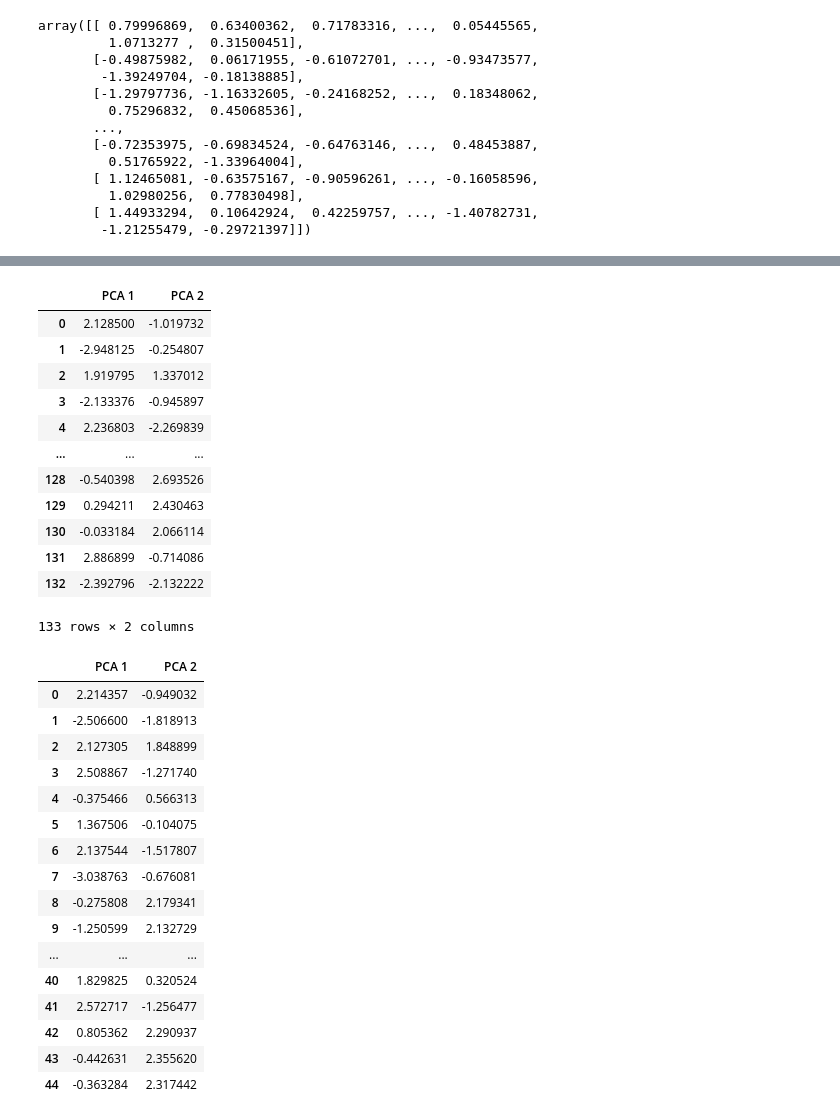
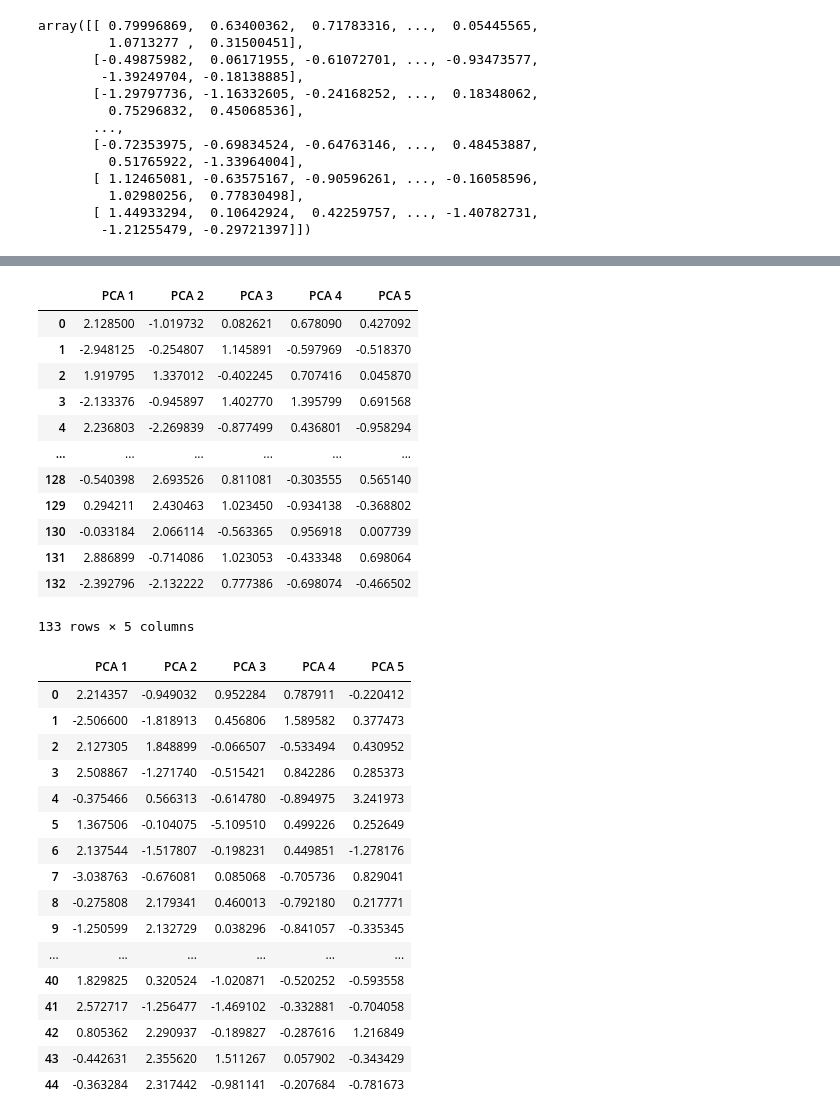
Before and after one commit to Immanuel688/Advanced_MachineLearning, a Jupyter notebook: PCA/PCA- FUNCTION.ipynb, the cells around one changed output, grey strips where cells are left out. Drawn from its saved outputs; the diff is of its cells as text; code cells hidden in the pictures.

```diff
--- a/PCA/PCA- FUNCTION.ipynb
+++ b/PCA/PCA- FUNCTION.ipynb
@@ -161,7 +161,7 @@ array([[ 0.79996869,  0.63400362,  0.71783316, ...,  0.05445565,
 # %%
 def PCA(X_train,X_test):
     from sklearn.decomposition import PCA
-    pca = PCA(n_components = 2)
+    pca = PCA(n_components = 5)
     X_train = pca.fit_transform(X_train)
     X_test = pca.transform(X_test)
     explained_variance = pca.explained_variance_ratio_
@@ -171,40 +214,40 @@ X_train,X_test, explained_variance=PCA(X_train,X_test)
 # %%
-pd.DataFrame(X_train, columns=['PCA 1','PCA 2'])
+pd.DataFrame(X_train, columns=['PCA 1','PCA 2','PCA 3','PCA 4','PCA 5'])
 # %% [output]
-|  | PCA 1 | PCA 2 |
-| 0 | 2.128500 | -1.019732 |
-| 1 | -2.948125 | -0.254807 |
-| 2 | 1.919795 | 1.337012 |
-| 3 | -2.133376 | -0.945897 |
-| 4 | 2.236803 | -2.269839 |
-| ... | ... | ... |
-| 128 | -0.540398 | 2.693526 |
-| 129 | 0.294211 | 2.430463 |
-| 130 | -0.033184 | 2.066114 |
-| 131 | 2.886899 | -0.714086 |
-| 132 | -2.392796 | -2.132222 |
+|  | PCA 1 | PCA 2 | PCA 3 | PCA 4 | PCA 5 |
+| 0 | 2.128500 | -1.019732 | 0.082621 | 0.678090 | 0.427092 |
+| 1 | -2.948125 | -0.254807 | 1.145891 | -0.597969 | -0.518370 |
+| 2 | 1.919795 | 1.337012 | -0.402245 | 0.707416 | 0.045870 |
+| 3 | -2.133376 | -0.945897 | 1.402770 | 1.395799 | 0.691568 |
+| 4 | 2.236803 | -2.269839 | -0.877499 | 0.436801 | -0.958294 |
+| ... | ... | ... | ... | ... | ... |
+| 128 | -0.540398 | 2.693526 | 0.811081 | -0.303555 | 0.565140 |
+| 129 | 0.294211 | 2.430463 | 1.023450 | -0.934138 | -0.368802 |
+| 130 | -0.033184 | 2.066114 | -0.563365 | 0.956918 | 0.007739 |
+| 131 | 2.886899 | -0.714086 | 1.023053 | -0.433348 | 0.698064 |
+| 132 | -2.392796 | -2.132222 | 0.777386 | -0.698074 | -0.466502 |
-133 rows × 2 columns
+133 rows × 5 columns
 # %%
-Column_names=['PCA 1','PCA 2']
+Column_names=['PCA 1','PCA 2','PCA 3','PCA 4','PCA 5']
 pd.DataFrame(X_test, columns=Column_names)
 # %% [output]
-|  | PCA 1 | PCA 2 |
-| 0 | 2.214357 | -0.949032 |
-| 1 | -2.506600 | -1.818913 |
-| 2 | 2.127305 | 1.848899 |
-| 3 | 2.508867 | -1.271740 |
-| 4 | -0.375466 | 0.566313 |
-| 5 | 1.367506 | -0.104075 |
-| 6 | 2.137544 | -1.517807 |
-| 7 | -3.038763 | -0.676081 |
-| 8 | -0.275808 | 2.179341 |
-| 9 | -1.250599 | 2.132729 |
-| ... | ... | ... |
-| 40 | 1.829825 | 0.320524 |
-| 41 | 2.572717 | -1.256477 |
-| 42 | 0.805362 | 2.290937 |
-| 43 | -0.442631 | 2.355620 |
-| 44 | -0.363284 | 2.317442 |
+|  | PCA 1 | PCA 2 | PCA 3 | PCA 4 | PCA 5 |
+| 0 | 2.214357 | -0.949032 | 0.952284 | 0.787911 | -0.220412 |
+| 1 | -2.506600 | -1.818913 | 0.456806 | 1.589582 | 0.377473 |
+| 2 | 2.127305 | 1.848899 | -0.066507 | -0.533494 | 0.430952 |
+| 3 | 2.508867 | -1.271740 | -0.515421 | 0.842286 | 0.285373 |
+| 4 | -0.375466 | 0.566313 | -0.614780 | -0.894975 | 3.241973 |
+| 5 | 1.367506 | -0.104075 | -5.109510 | 0.499226 | 0.252649 |
+| 6 | 2.137544 | -1.517807 | -0.198231 | 0.449851 | -1.278176 |
+| 7 | -3.038763 | -0.676081 | 0.085068 | -0.705736 | 0.829041 |
+| 8 | -0.275808 | 2.179341 | 0.460013 | -0.792180 | 0.217771 |
+| 9 | -1.250599 | 2.132729 | 0.038296 | -0.841057 | -0.335345 |
+| ... | ... | ... | ... | ... | ... |
+| 40 | 1.829825 | 0.320524 | -1.020871 | -0.520252 | -0.593558 |
+| 41 | 2.572717 | -1.256477 | -1.469102 | -0.332881 | -0.704058 |
+| 42 | 0.805362 | 2.290937 | -0.189827 | -0.287616 | 1.216849 |
+| 43 | -0.442631 | 2.355620 | 1.511267 | 0.057902 | -0.343429 |
+| 44 | -0.363284 | 2.317442 | -0.981141 | -0.207684 | -0.781673 |
 # %%
 acclog=[]
 accsvml=[]
```
Also changed, not shown: parts of 6 cells of this notebook, 1 other file.
